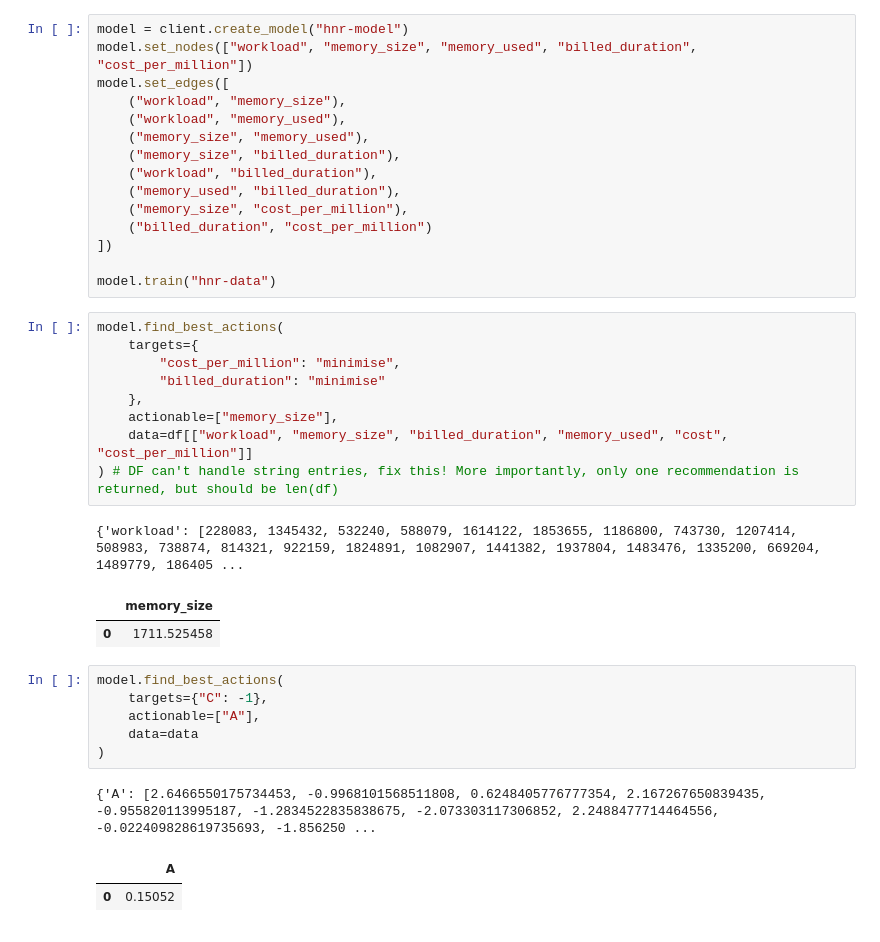
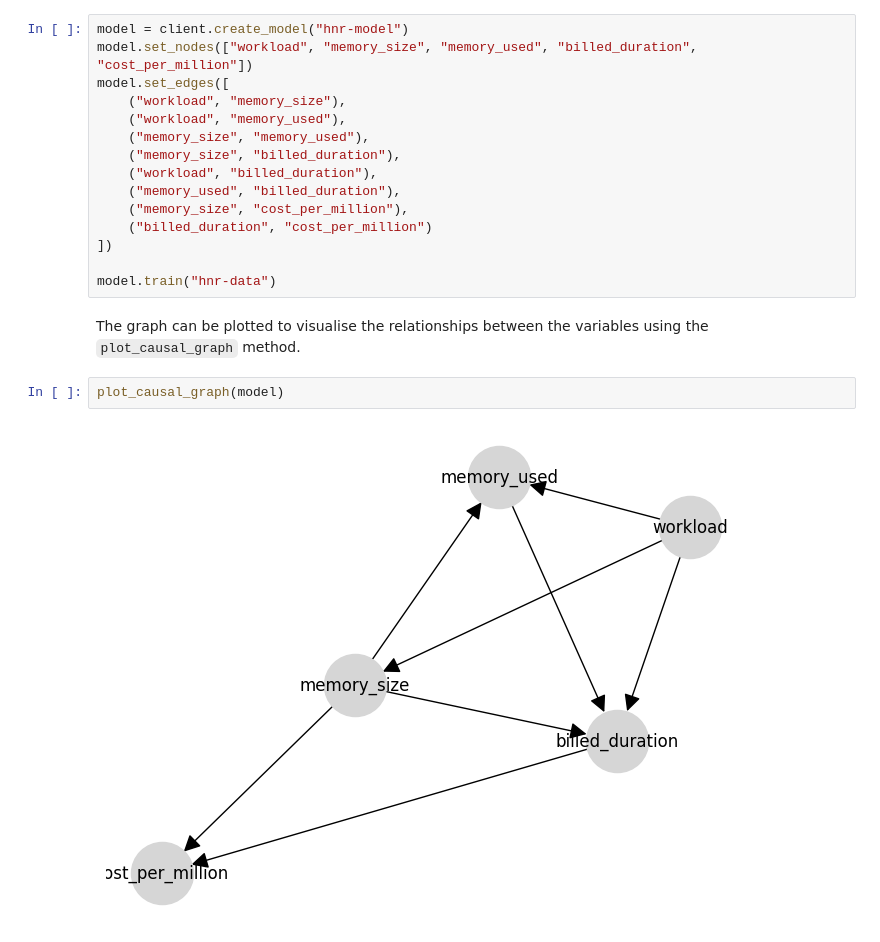
Before and after one commit to causalabs/causadb-python, a Jupyter notebook: notebooks/find_best_actions.ipynb, the cells around one changed output. Cells and saved outputs as stored; diff of their text form.

```diff
--- a/notebooks/find_best_actions.ipynb
+++ b/notebooks/find_best_actions.ipynb
@@ -60,26 +61,9 @@ model.set_edges([
 ])
 
 model.train("hnr-data")
-# %%
-model.find_best_actions(
-    targets={
-        "cost_per_million": "minimise",
-        "billed_duration": "minimise"
-    },
-    actionable=["memory_size"],
-    data=df[["workload", "memory_size", "billed_duration", "memory_used", "cost", "cost_per_million"]]
-) # DF can't handle string entries, fix this! More importantly, only one recommendation is returned, but should be len(df)
-# %% [output]
-{'workload': [228083, 1345432, 532240, 588079, 1614122, 1853655, 1186800, 743730, 1207414, 508983, 738874, 814321, 922159, 1824891, 1082907, 1441382, 1937804, 1483476, 1335200, 669204, 1489779, 186405 ...
-|  | memory_size |
-| 0 | 1711.525458 |
-# %%
-model.find_best_actions(
-    targets={"C": -1},
-    actionable=["A"],
-    data=data
-)
-# %% [output]
-{'A': [2.6466550175734453, -0.9968101568511808, 0.6248405776777354, 2.167267650839435, -0.955820113995187, -1.2834522835838675, -2.073303117306852, 2.2488477714464556, -0.022409828619735693, -1.856250 ...
-|  | A |
-| 0 | 0.15052 |
+# %% [markdown]
+The graph can be plotted to visualise the relationships between the variables using the `plot_causal_graph` method.
+# %%
+plot_causal_graph(model)
+# %% [output]
+[figure, added]
```
Also changed, not shown: parts of 14 cells of this notebook, 5 other files.
